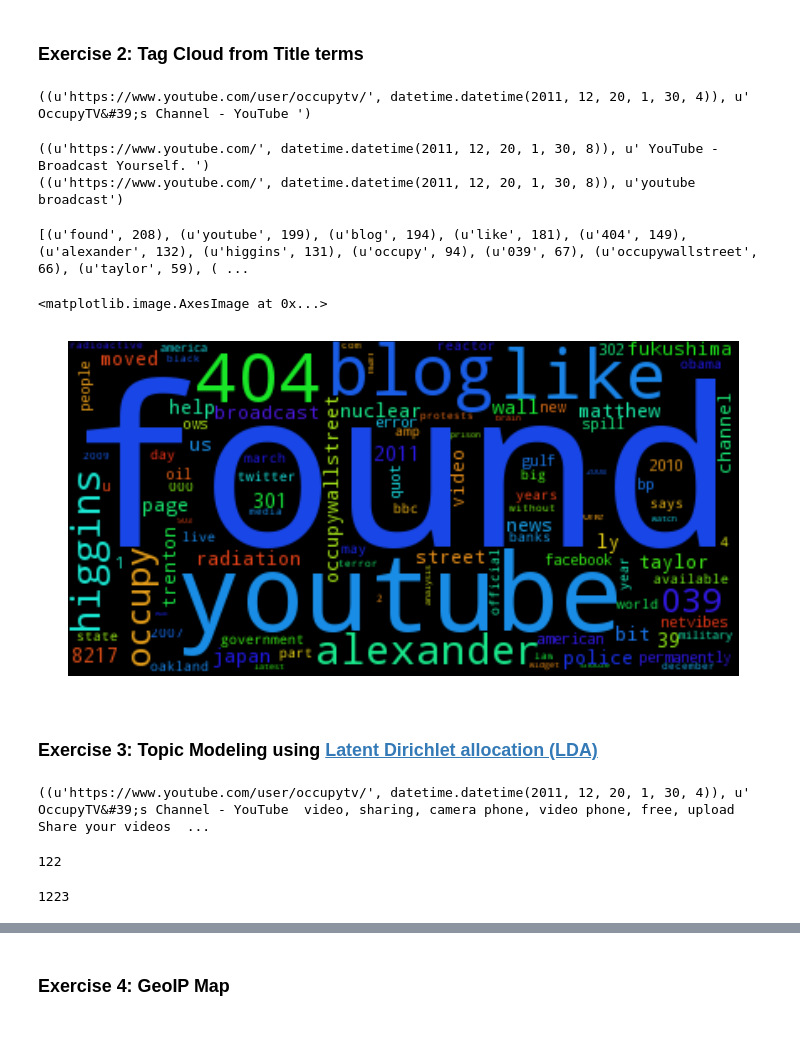
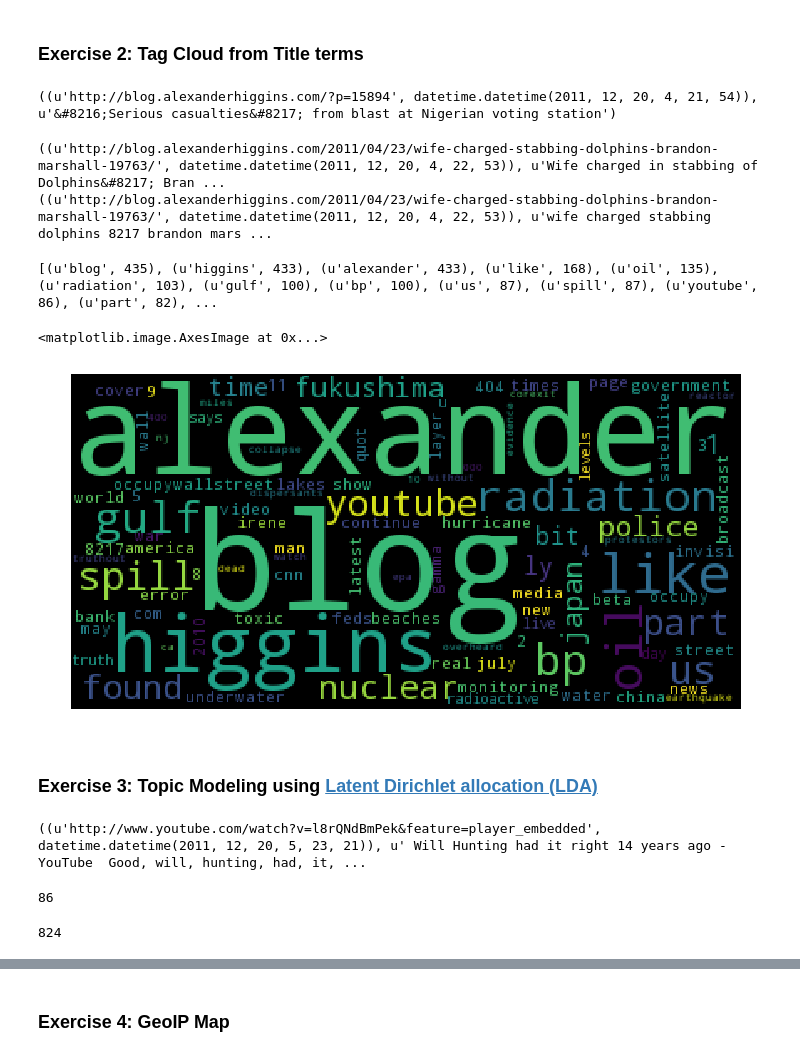
Before and after one commit to vinaygoel/ars-workshop, a Jupyter notebook: notebooks/WAT-Analysis.ipynb, the cells around one changed output, grey strips where cells are left out. Cells and saved outputs as stored; diff of their text form; code cells hidden in the pictures.

```diff
--- a/notebooks/WAT-Analysis.ipynb
+++ b/notebooks/WAT-Analysis.ipynb
@@ -14,7 +14,7 @@
 # %% [markdown]
 ### Set WAT data directory
 # %%
-wat_data_dir = '/ars-data/sample-wats-single/'
+wat_data_dir = '/ars-data/derivatives/wat/'
 # %% [markdown]
 ### Define Helper functions
 # %%
@@ -199,7 +199,7 @@ title_metadata = wat_processor(wat_data_dir, extract_title_from_wat)
 #print the first record
 print(title_metadata[0])
 # %% [output]
-((u'https://www.youtube.com/user/occupytv/', datetime.datetime(2011, 12, 20, 1, 30, 4)), u' OccupyTV&#39;s Channel - YouTube ')
+((u'http://blog.alexanderhiggins.com/?p=15894', datetime.datetime(2011, 12, 20, 4, 21, 54)), u'&#8216;Serious casualties&#8217; from blast at Nigerian voting station')
 # %%
 #Clean title strings
 cleaned_title_metadata = map(lambda x: (x[0], clean_text_string(x[1])), title_metadata)
@@ -207,8 +207,8 @@ cleaned_title_metadata = map(lambda x: (x[0], clean_text_string(x[1])), title_me
 print(title_metadata[10])
 print(cleaned_title_metadata[10])
 # %% [output]
-((u'https://www.youtube.com/', datetime.datetime(2011, 12, 20, 1, 30, 8)), u' YouTube - Broadcast Yourself. ')
-((u'https://www.youtube.com/', datetime.datetime(2011, 12, 20, 1, 30, 8)), u'youtube broadcast')
+((u'http://blog.alexanderhiggins.com/2011/04/23/wife-charged-stabbing-dolphins-brandon-marshall-19763/', datetime.datetime(2011, 12, 20, 4, 22, 53)), u'Wife charged in stabbing of Dolphins&#8217; Bran ...
+((u'http://blog.alexanderhiggins.com/2011/04/23/wife-charged-stabbing-dolphins-brandon-marshall-19763/', datetime.datetime(2011, 12, 20, 4, 22, 53)), u'wife charged stabbing dolphins 8217 brandon mars ...
 # %%
 #aggregate all title terms and count them
 term_counter = Counter()
@@ -220,16 +220,16 @@ for counter in term_counter_list:
 #print most frequent terms with their frequencies
 print(term_counter.most_common(20))
 # %% [output]
-[(u'found', 208), (u'youtube', 199), (u'blog', 194), (u'like', 181), (u'404', 149), (u'alexander', 132), (u'higgins', 131), (u'occupy', 94), (u'039', 67), (u'occupywallstreet', 66), (u'taylor', 59), ( ...
+[(u'blog', 435), (u'higgins', 433), (u'alexander', 433), (u'like', 168), (u'oil', 135), (u'radiation', 103), (u'gulf', 100), (u'bp', 100), (u'us', 87), (u'spill', 87), (u'youtube', 86), (u'part', 82), ...
 # %%
 #generate a word cloud using the top n terms
 top_n = 100
-wordcloud = WordCloud().generate_from_frequencies(term_counter.most_common(top_n))
+wordcloud = WordCloud().generate_from_frequencies(dict(term_counter.most_common(top_n)))
 plt.axis("off")
 plt.imshow(wordcloud)
 # %% [output]
 <matplotlib.image.AxesImage at 0x...>
-[figure, old version]
+[figure, new version]
 # %% [markdown]
 ### Exercise 3: Topic Modeling using [Latent Dirichlet allocation (LDA)](http://pythonhosted.org/lda/)
 # %%
@@ -267,7 +267,7 @@ def extract_text_from_wat(record):
 text_metadata = wat_processor(wat_data_dir, extract_text_from_wat)
 print(text_metadata[0])
 # %% [output]
-((u'https://www.youtube.com/user/occupytv/', datetime.datetime(2011, 12, 20, 1, 30, 4)), u' OccupyTV&#39;s Channel - YouTube  video, sharing, camera phone, video phone, free, upload Share your videos  ...
+((u'http://www.youtube.com/watch?v=l8rQNdBmPek&feature=player_embedded', datetime.datetime(2011, 12, 20, 5, 23, 21)), u' Will Hunting had it right 14 years ago - YouTube  Good, will, hunting, had, it, ...
 # %%
 # Let's consider the text from only the most recent capture of a URL
 # store in a dictionary where key = url (SURT form), and the value is (ts, text)
@@ -291,7 +291,7 @@ for key, value in text_metadata_dict.items():
 
 print(len(doc_set))
 # %% [output]
-122
+86
 # %%
 import pandas as pd
 
@@ -305,7 +305,7 @@ doc_word = doc_word[doc_count != 0]
 column_index = doc_word.columns
 print(len(column_index))
 # %% [output]
-1223
+824
 # %%
 import lda
 
```
Also changed, not shown: parts of 16 cells of this notebook.
